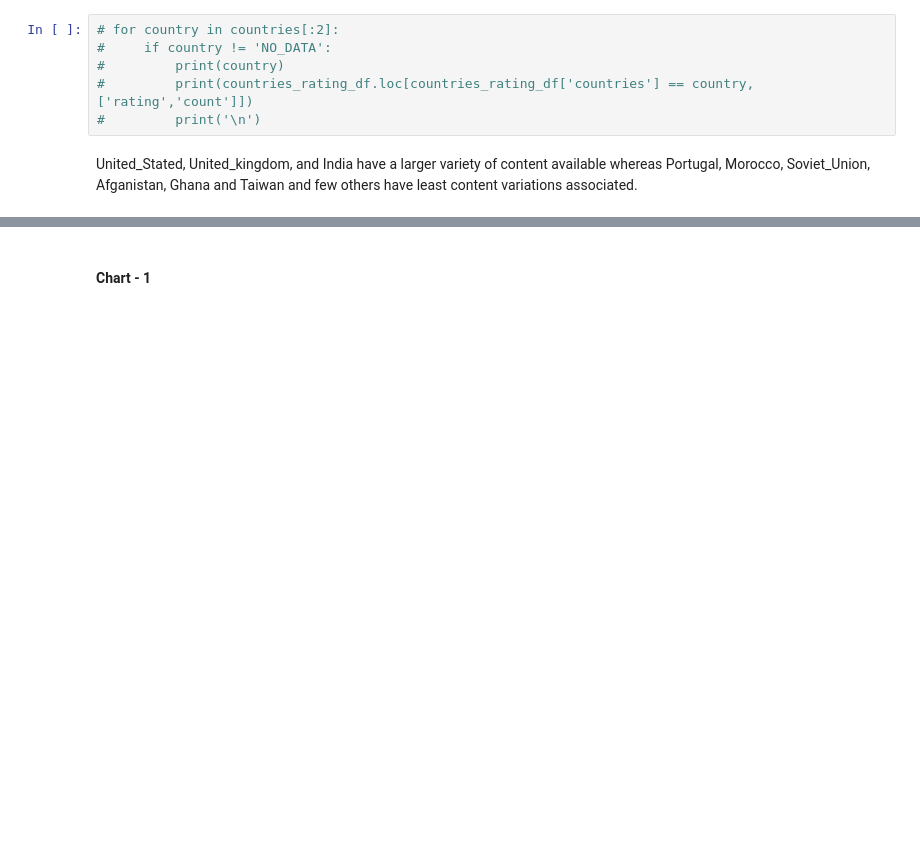
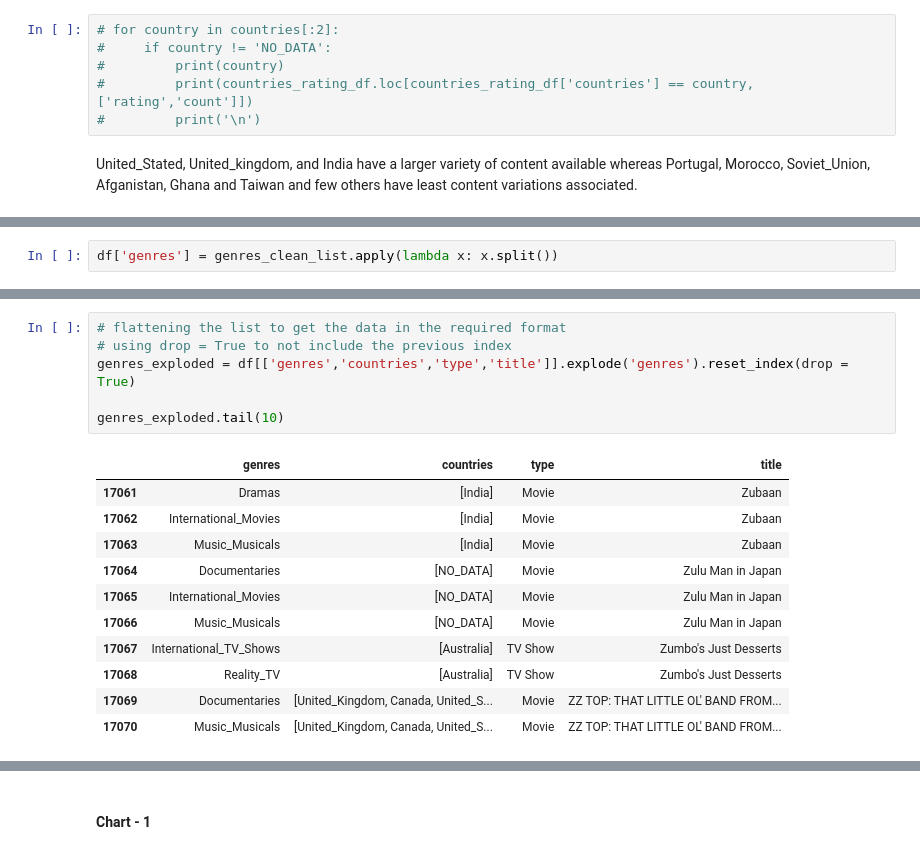
Before and after one commit to 007tickooayush/ML-Unsupervised-Netflix-Clustering-Recommendation-Project, a Jupyter notebook: Ayush_Tickoo_ML_Capstone_Unsupervised_Project.ipynb, the cells around one changed output, grey strips where cells are left out. Cells and saved outputs as stored; diff of their text form; blank space fills up the shorter version.

Commit message:
flattening the dataframe for the genres and countries features

```diff
--- a/Ayush_Tickoo_ML_Capstone_Unsupervised_Project.ipynb
+++ b/Ayush_Tickoo_ML_Capstone_Unsupervised_Project.ipynb
@@ -1406,0 +1423,2 @@ United_Stated, United_kingdom, and India have a larger variety of content availa
+# %%
+df['genres'] = genres_clean_list.apply(lambda x: x.split())
@@ -1406,0 +1443,18 @@ United_Stated, United_kingdom, and India have a larger variety of content availa
+# %%
+# flattening the list to get the data in the required format
+# using drop = True to not include the previous index
+genres_exploded = df[['genres','countries','type','title']].explode('genres').reset_index(drop = True)
+
+genres_exploded.tail(10)
+# %% [output]
+|  | genres | countries | type | title |
+| 17061 | Dramas | [India] | Movie | Zubaan |
+| 17062 | International_Movies | [India] | Movie | Zubaan |
+| 17063 | Music_Musicals | [India] | Movie | Zubaan |
+| 17064 | Documentaries | [NO_DATA] | Movie | Zulu Man in Japan |
+| 17065 | International_Movies | [NO_DATA] | Movie | Zulu Man in Japan |
+| 17066 | Music_Musicals | [NO_DATA] | Movie | Zulu Man in Japan |
+| 17067 | International_TV_Shows | [Australia] | TV Show | Zumbo's Just Desserts |
+| 17068 | Reality_TV | [Australia] | TV Show | Zumbo's Just Desserts |
+| 17069 | Documentaries | [United_Kingdom, Canada, United_S... | Movie | ZZ TOP: THAT LITTLE OL' BAND FROM... |
+| 17070 | Music_Musicals | [United_Kingdom, Canada, United_S... | Movie | ZZ TOP: THAT LITTLE OL' BAND FROM... |
```
Also changed, not shown: parts of 32 cells of this notebook.
